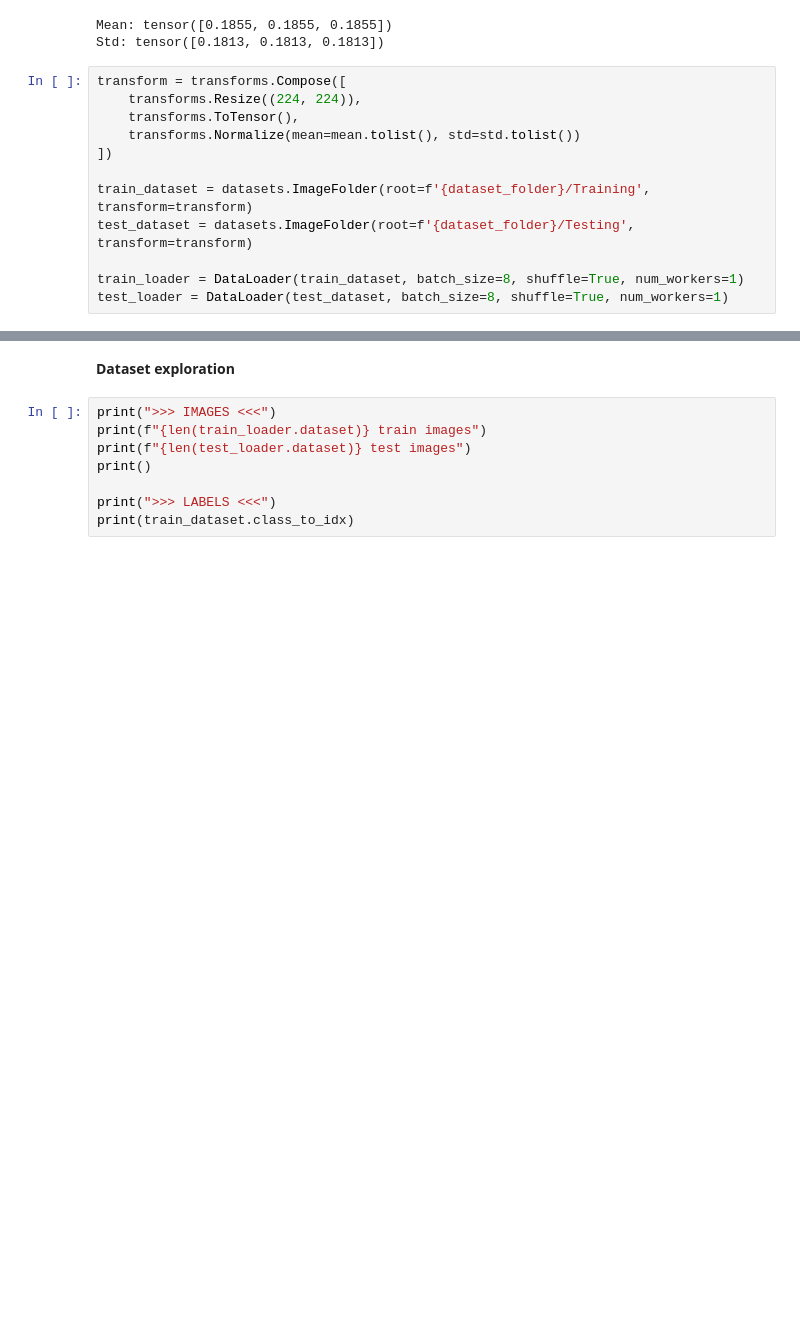
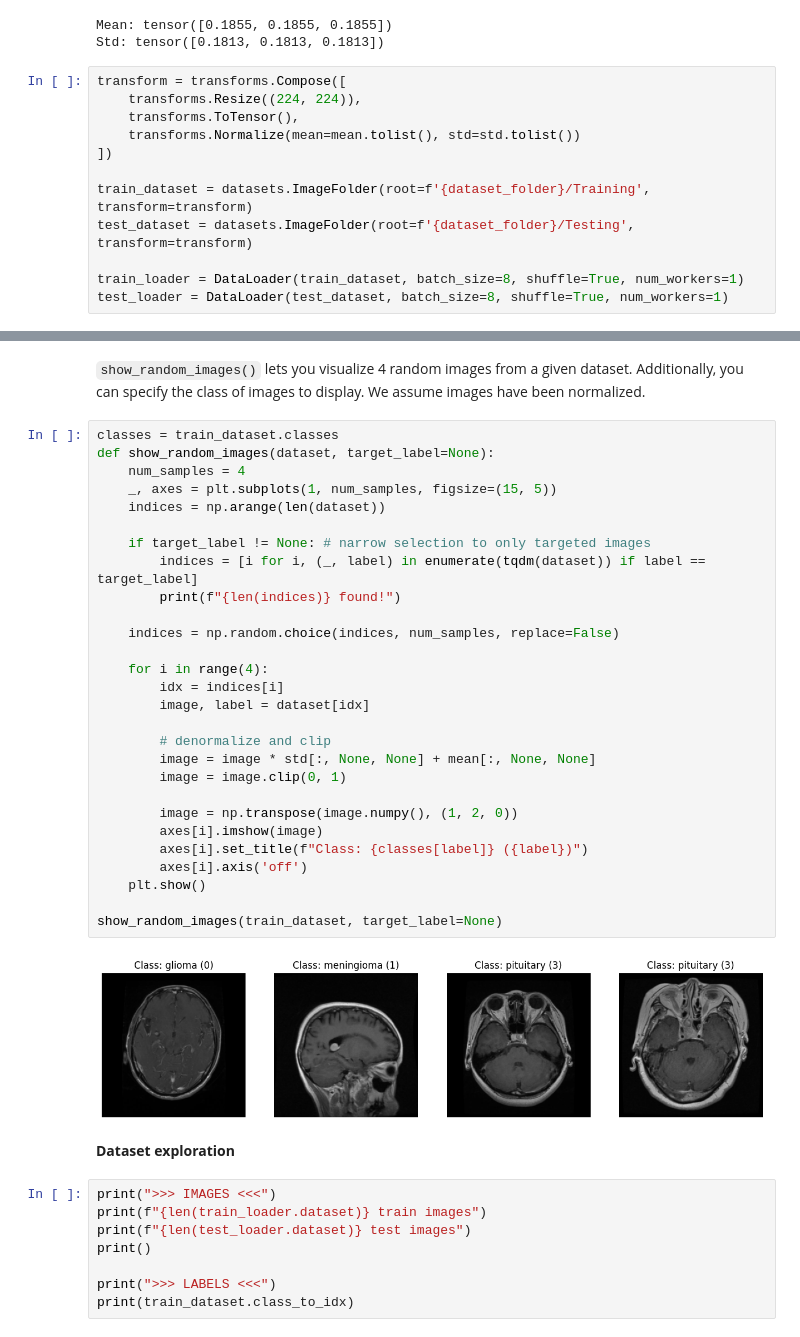
Before and after one commit to marcosolime/break-fix, a Jupyter notebook: sandbox.ipynb, the cells around one changed output, grey strips where cells are left out. Saved outputs shown, nothing was run; the diff lists cells and outputs as text; blank space fills up the shorter version.

```diff
--- a/sandbox.ipynb
+++ b/sandbox.ipynb
@@ -117,3 +108,35 @@ max value in image 370: 4.1681
+# %% [markdown]
+`show_random_images()` lets you visualize 4 random images from a given dataset. Additionally, you can specify the class of images to display. We assume images have been normalized.
+# %%
+classes = train_dataset.classes
+def show_random_images(dataset, target_label=None):
+    num_samples = 4
+    _, axes = plt.subplots(1, num_samples, figsize=(15, 5))
+    indices = np.arange(len(dataset))
+
+    if target_label != None: # narrow selection to only targeted images
+        indices = [i for i, (_, label) in enumerate(tqdm(dataset)) if label == target_label]
+        print(f"{len(indices)} found!")
+
+    indices = np.random.choice(indices, num_samples, replace=False)
+
+    for i in range(4):
+        idx = indices[i]
+        image, label = dataset[idx]
+
+        # denormalize and clip
+        image = image * std[:, None, None] + mean[:, None, None]
+        image = image.clip(0, 1)
+
+        image = np.transpose(image.numpy(), (1, 2, 0))
+        axes[i].imshow(image)
+        axes[i].set_title(f"Class: {classes[label]} ({label})")
+        axes[i].axis('off')
+    plt.show()
+
+show_random_images(train_dataset, target_label=None)
+# %% [output]
+[figure, added]
 # %% [markdown]
 **Dataset exploration**
 # %%
```
Also changed, not shown: parts of 44 cells of this notebook, 1 other file.
